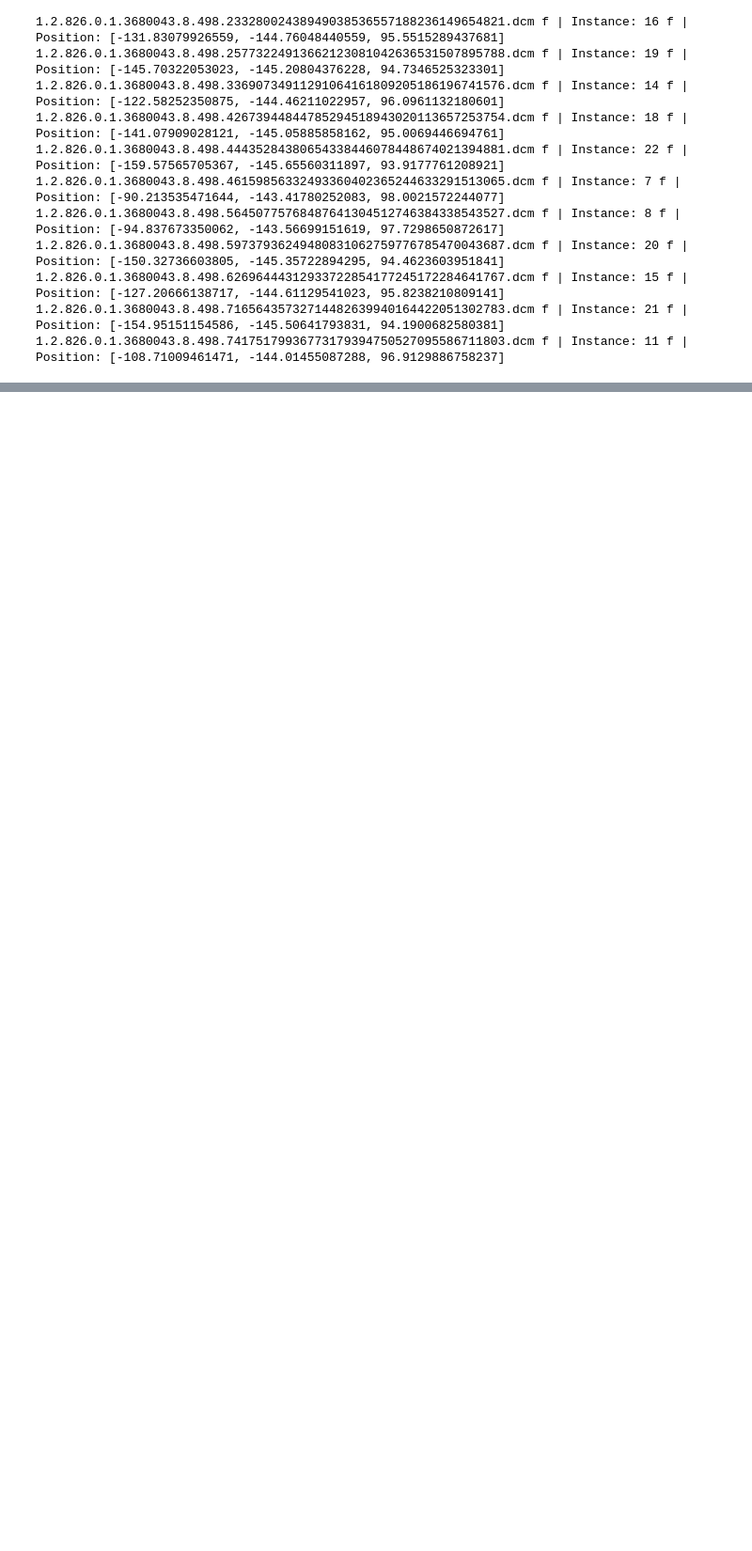
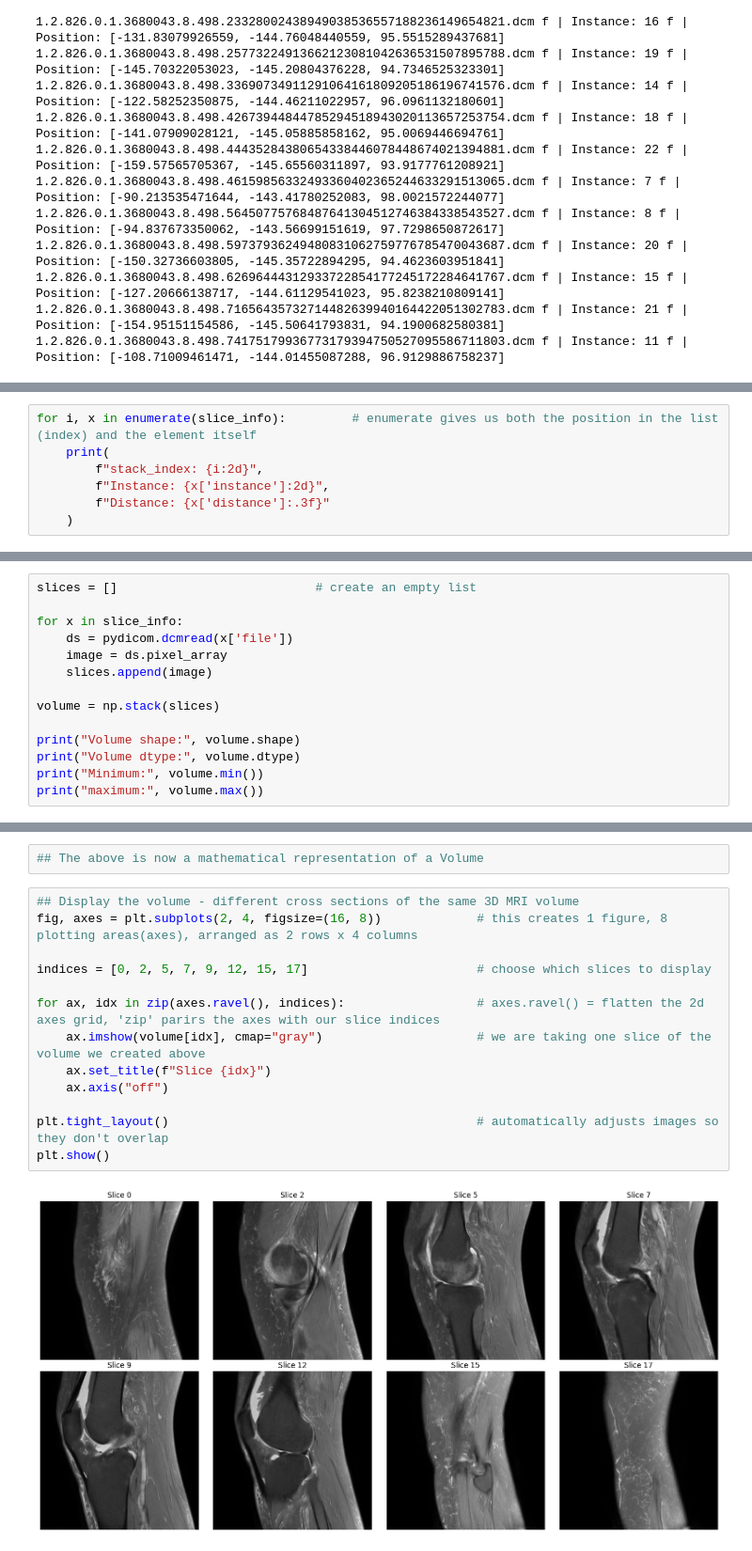
Before and after one commit to sirohi-ml/Image_Detection_from_scratch, a Jupyter notebook: 12_RSNA_data_exploration.ipynb, the cells around one changed output, grey strips where cells are left out. Shown at 94% size. Saved outputs shown, nothing was run; the diff lists cells and outputs as text; blank space fills up the shorter version.

```diff
--- a/12_RSNA_data_exploration.ipynb
+++ b/12_RSNA_data_exploration.ipynb
@@ -543,0 +597,7 @@ for f in files_on_disk:
+# %%
+for i, x in enumerate(slice_info):         # enumerate gives us both the position in the list (index) and the element itself
+    print(
+        f"stack_index: {i:2d}",
+        f"Instance: {x['instance']:2d}",
+        f"Distance: {x['distance']:.3f}"
+    )
@@ -543,0 +625,14 @@ for f in files_on_disk:
+# %%
+slices = []                           # create an empty list
+
+for x in slice_info:
+    ds = pydicom.dcmread(x['file'])
+    image = ds.pixel_array
+    slices.append(image)
+
+volume = np.stack(slices)
+
+print("Volume shape:", volume.shape)
+print("Volume dtype:", volume.dtype)
+print("Minimum:", volume.min())
+print("maximum:", volume.max())
@@ -543,0 +644,17 @@ for f in files_on_disk:
+# %%
+## The above is now a mathematical representation of a Volume
+# %%
+## Display the volume - different cross sections of the same 3D MRI volume
+fig, axes = plt.subplots(2, 4, figsize=(16, 8))             # this creates 1 figure, 8 plotting areas(axes), arranged as 2 rows x 4 columns
+
+indices = [0, 2, 5, 7, 9, 12, 15, 17]                       # choose which slices to display
+
+for ax, idx in zip(axes.ravel(), indices):                  # axes.ravel() = flatten the 2d axes grid, 'zip' parirs the axes with our slice indices
+    ax.imshow(volume[idx], cmap="gray")                     # we are taking one slice of the volume we created above
+    ax.set_title(f"Slice {idx}")
+    ax.axis("off")
+
+plt.tight_layout()                                          # automatically adjusts images so they don't overlap
+plt.show()
+# %% [output]
+[figure, added]
```
Also changed, not shown: parts of 24 cells of this notebook.
